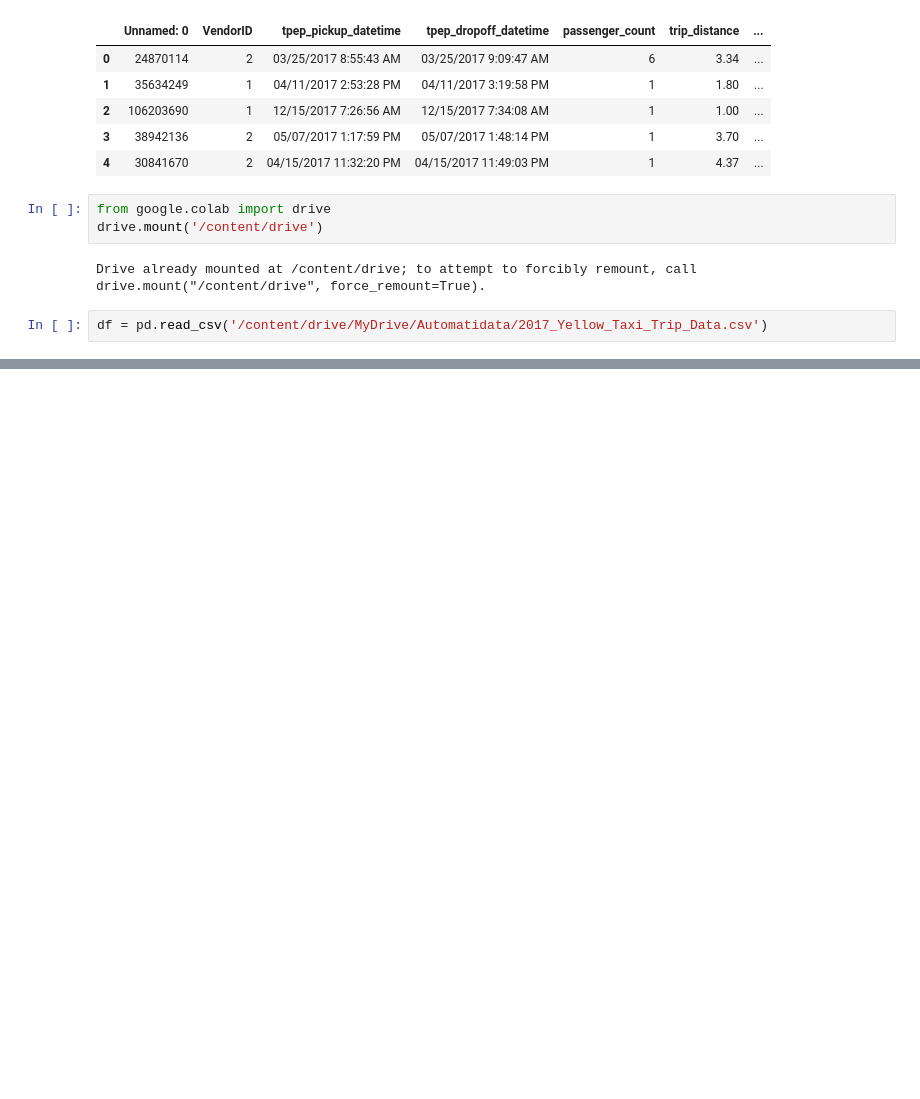
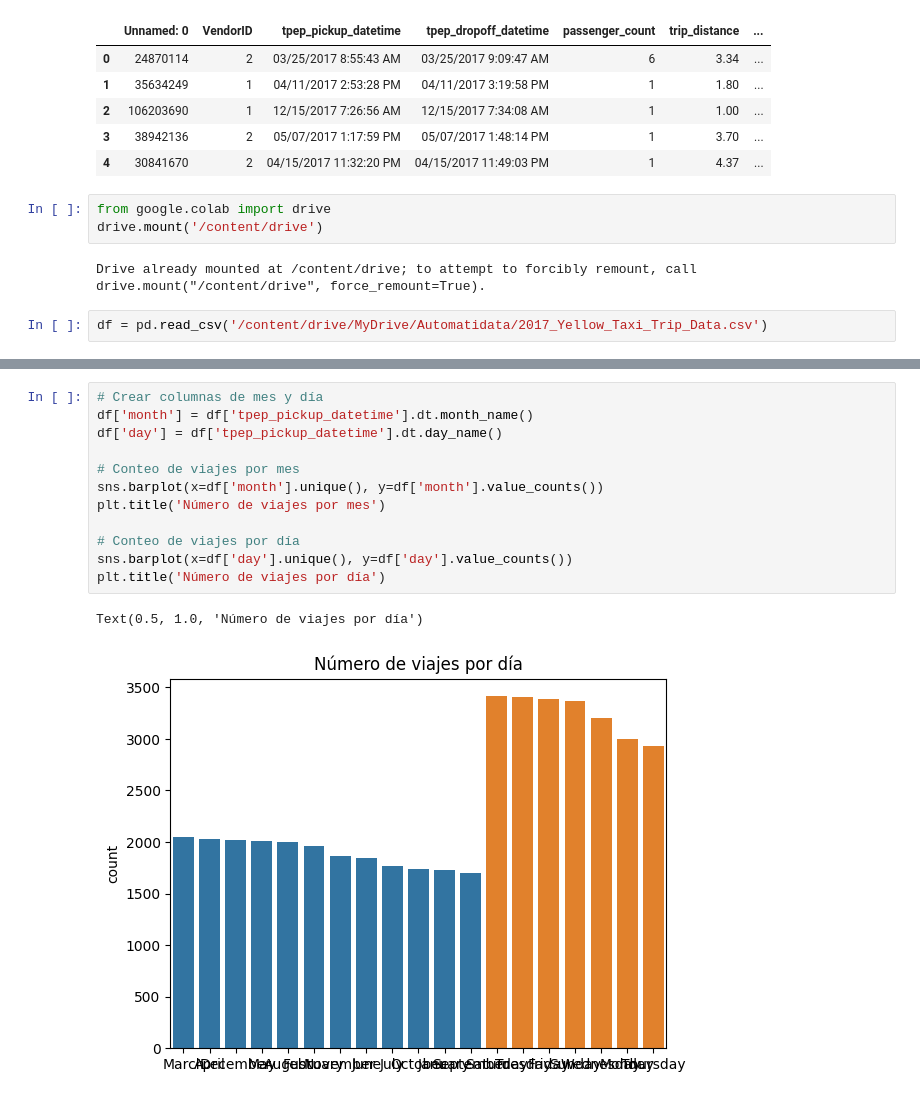
Before and after one commit to rebecasp80/automatidata-project, a Jupyter notebook: Automatidata_EDA.ipynb, the cells around one changed output, grey strips where cells are left out. Saved outputs shown, nothing was run; the diff lists cells and outputs as text; blank space fills up the shorter version.

```diff
--- a/Automatidata_EDA.ipynb
+++ b/Automatidata_EDA.ipynb
@@ -162,0 +234,15 @@ df = pd.read_csv('/content/drive/MyDrive/Automatidata/2017_Yellow_Taxi_Trip_Data
+# %%
+# Crear columnas de mes y día
+df['month'] = df['tpep_pickup_datetime'].dt.month_name()
+df['day'] = df['tpep_pickup_datetime'].dt.day_name()
+
+# Conteo de viajes por mes
+sns.barplot(x=df['month'].unique(), y=df['month'].value_counts())
+plt.title('Número de viajes por mes')
+
+# Conteo de viajes por día
+sns.barplot(x=df['day'].unique(), y=df['day'].value_counts())
+plt.title('Número de viajes por día')
+# %% [output]
+Text(0.5, 1.0, 'Número de viajes por día')
+[figure, added]
```
Also changed, not shown: parts of 11 cells of this notebook, 12 other files.
